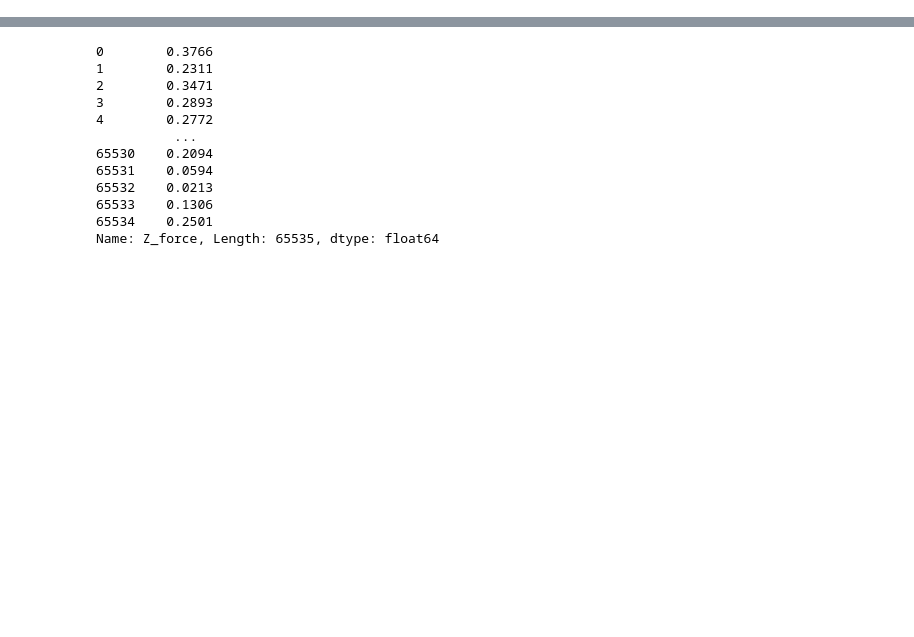
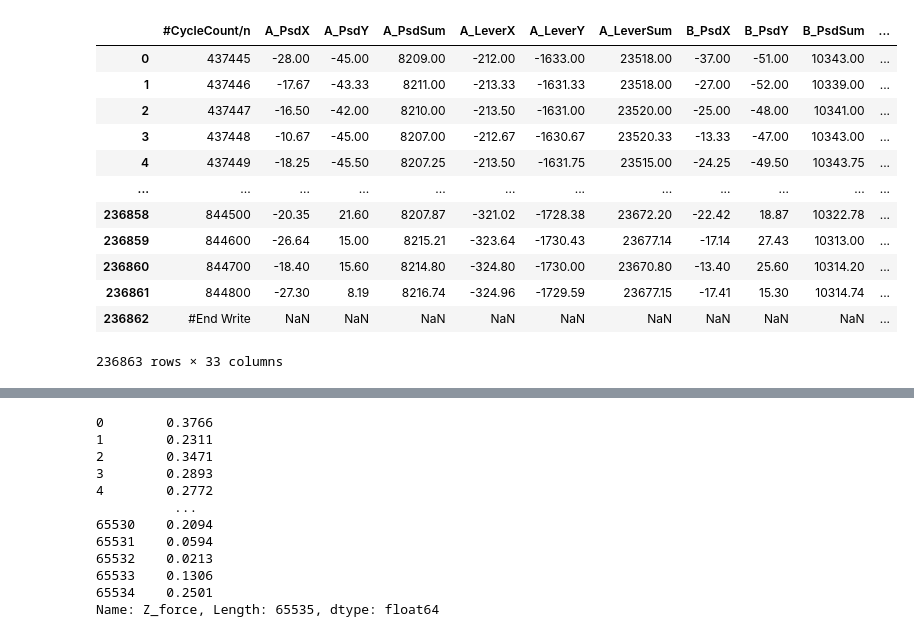
Before and after one commit to RiccardoTancredi/TesiTriennale, a Jupyter notebook: analisi.ipynb, the cells around one changed output, grey strips where cells are left out. Cells and saved outputs as stored; diff of their text form; code cells hidden in the pictures; blank space fills up the shorter version.

```diff
--- a/analisi.ipynb
+++ b/analisi.ipynb
@@ -22,0 +23,17 @@ data
+# %%
+data2 = pd.read_csv('100pM/7pullB.txt', sep = "\t")
+data2
+# %% [output]
+|  | #CycleCount/n | A_PsdX | A_PsdY | A_PsdSum | A_LeverX | A_LeverY | A_LeverSum | B_PsdX | B_PsdY | B_PsdSum | ... |
+| 0 | 437445 | -28.00 | -45.00 | 8209.00 | -212.00 | -1633.00 | 23518.00 | -37.00 | -51.00 | 10343.00 | ... |
+| 1 | 437446 | -17.67 | -43.33 | 8211.00 | -213.33 | -1631.33 | 23518.00 | -27.00 | -52.00 | 10339.00 | ... |
+| 2 | 437447 | -16.50 | -42.00 | 8210.00 | -213.50 | -1631.00 | 23520.00 | -25.00 | -48.00 | 10341.00 | ... |
+| 3 | 437448 | -10.67 | -45.00 | 8207.00 | -212.67 | -1630.67 | 23520.33 | -13.33 | -47.00 | 10343.00 | ... |
+| 4 | 437449 | -18.25 | -45.50 | 8207.25 | -213.50 | -1631.75 | 23515.00 | -24.25 | -49.50 | 10343.75 | ... |
+| ... | ... | ... | ... | ... | ... | ... | ... | ... | ... | ... | ... |
+| 236858 | 844500 | -20.35 | 21.60 | 8207.87 | -321.02 | -1728.38 | 23672.20 | -22.42 | 18.87 | 10322.78 | ... |
+| 236859 | 844600 | -26.64 | 15.00 | 8215.21 | -323.64 | -1730.43 | 23677.14 | -17.14 | 27.43 | 10313.00 | ... |
+| 236860 | 844700 | -18.40 | 15.60 | 8214.80 | -324.80 | -1730.00 | 23670.80 | -13.40 | 25.60 | 10314.20 | ... |
+| 236861 | 844800 | -27.30 | 8.19 | 8216.74 | -324.96 | -1729.59 | 23677.15 | -17.41 | 15.30 | 10314.74 | ... |
+| 236862 | #End Write | NaN | NaN | NaN | NaN | NaN | NaN | NaN | NaN | NaN | ... |
+236863 rows × 33 columns
```
Also changed, not shown: parts of 12 cells of this notebook, 10 other files.
